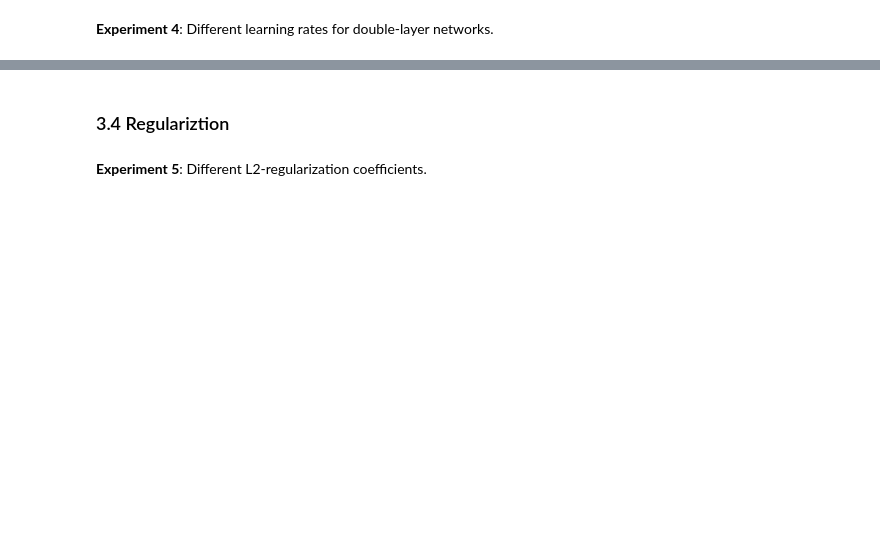
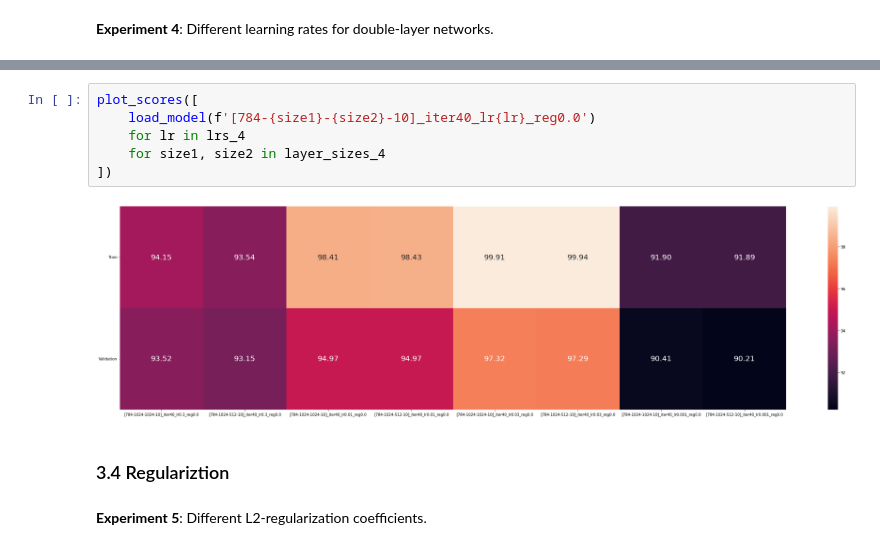
Before and after one commit to OmriGruman/intro-to-machine-learning, a Jupyter notebook: neural_network/neural_network.ipynb, the cells around one changed output, grey strips where cells are left out. Saved outputs shown, nothing was run; the diff lists cells and outputs as text; blank space fills up the shorter version.

```diff
--- a/neural_network/neural_network.ipynb
+++ b/neural_network/neural_network.ipynb
@@ -419,3 +529,11 @@ plot_learning_curves([
+# %%
+plot_scores([
+    load_model(f'[784-{size1}-{size2}-10]_iter40_lr{lr}_reg0.0')
+    for lr in lrs_4
+    for size1, size2 in layer_sizes_4
+])
+# %% [output]
+[figure, added]
 # %% [markdown]
 ### 3.4 Regulariztion
 # %% [markdown]
```
Also changed, not shown: parts of 20 cells of this notebook.
